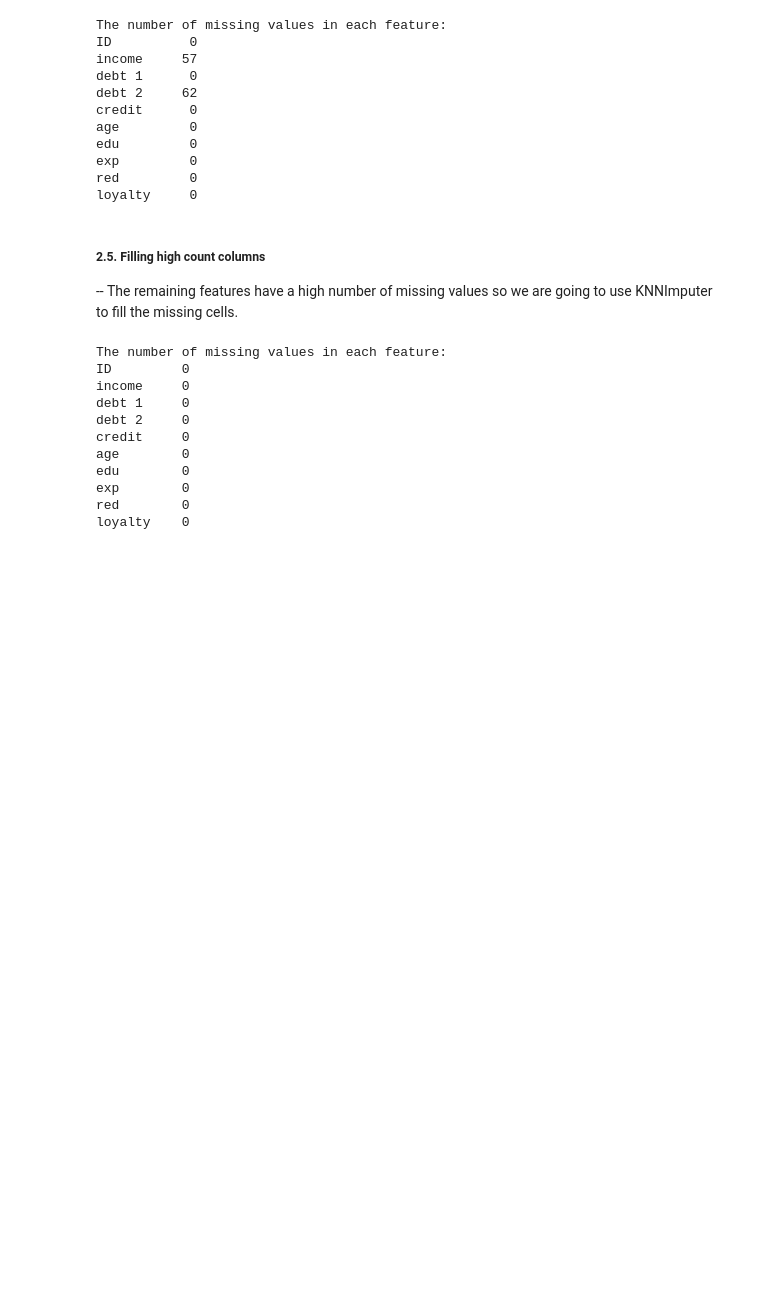
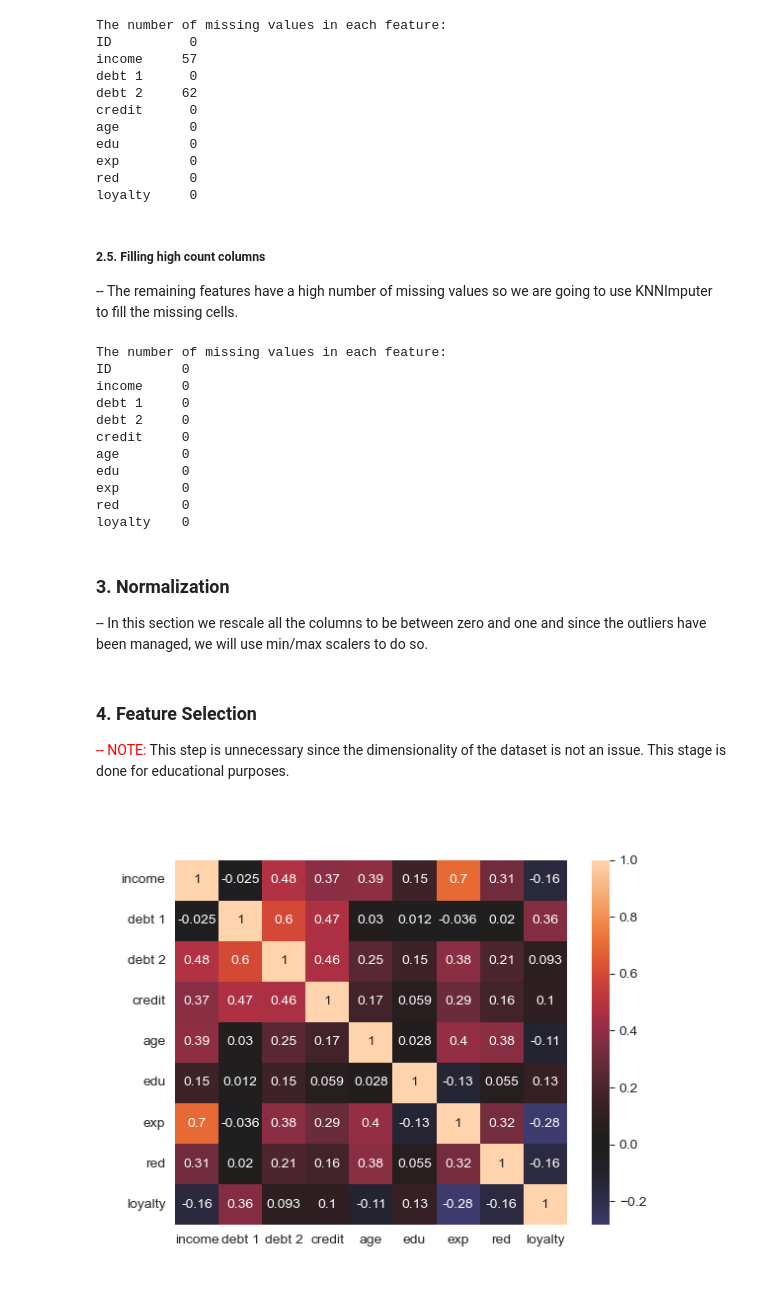
Before and after one commit to MohsenAmiri79/Customer-Loyalty-Prediction-in-Python, a Jupyter notebook: preprocess.ipynb, the cells around one changed output. Drawn from its saved outputs; the diff is of its cells as text; code cells hidden in the pictures; blank space fills up the shorter version.

Commit message:
Finished the preprocessing stage and saved the final dataset in Data/processed_customer_data.csv!

```diff
--- a/preprocess.ipynb
+++ b/preprocess.ipynb
@@ -24,5 +25,4 @@ data_path = os.path.join(os.getcwd(), 'Data\\banking_customer_info.csv')
 customer_data_raw = pd.read_csv(data_path)
 
 # setting ID column as index and sorting the data by ID
-customer_data_raw.set_index('ID')
-customer_data_raw.sort_index()
+customer_data_raw.sort_values(by=['ID'], inplace=True)
@@ -338,3 +330,34 @@ edu        0
 exp        0
 red        0
 loyalty    0
+# %% [markdown]
+### 3. Normalization
+
+-- In this section we rescale all the columns to be between zero and one and since the outliers have been managed, we will use min/max scalers to do so.
+# %%
+# initializing the sklearn minmax scaler
+data_scaler = MinMaxScaler()
+
+customer_data_array = customer_data.iloc[:, 1:-1].to_numpy()
+
+# scaling all the columns from 0 to 1 and applying the new values to the dataset
+customer_data_rescaled = data_scaler.fit_transform(customer_data_array)
+customer_data['income'] = customer_data_rescaled[:, 0]
+customer_data['debt 1'] = customer_data_rescaled[:, 1]
+customer_data['debt 2'] = customer_data_rescaled[:, 2]
+customer_data['credit'] = customer_data_rescaled[:, 3]
+customer_data['age'] = customer_data_rescaled[:, 4]
+customer_data['edu'] = customer_data_rescaled[:, 5]
+customer_data['exp'] = customer_data_rescaled[:, 6]
+customer_data['red'] = customer_data_rescaled[:, 7]
+# %% [markdown]
+### 4. Feature Selection
+<span style="color:red">-- NOTE:</span> This step is unnecessary since the dimensionality of the dataset is not an issue. This stage is done for educational purposes.
+# %%
+# plotting the correlation matrix
+plt.figure()
+features = ['income', 'debt 1', 'debt 2', 'credit', 'age', 'edu', 'exp', 'red', 'loyalty']
+sns.heatmap(customer_data[features].corr(), center=0.0, annot=True, cmap="icefire")
+plt.show()
+# %% [output]
+[figure, added]
```
Also changed, not shown: parts of 10 cells of this notebook, 1 other file.
